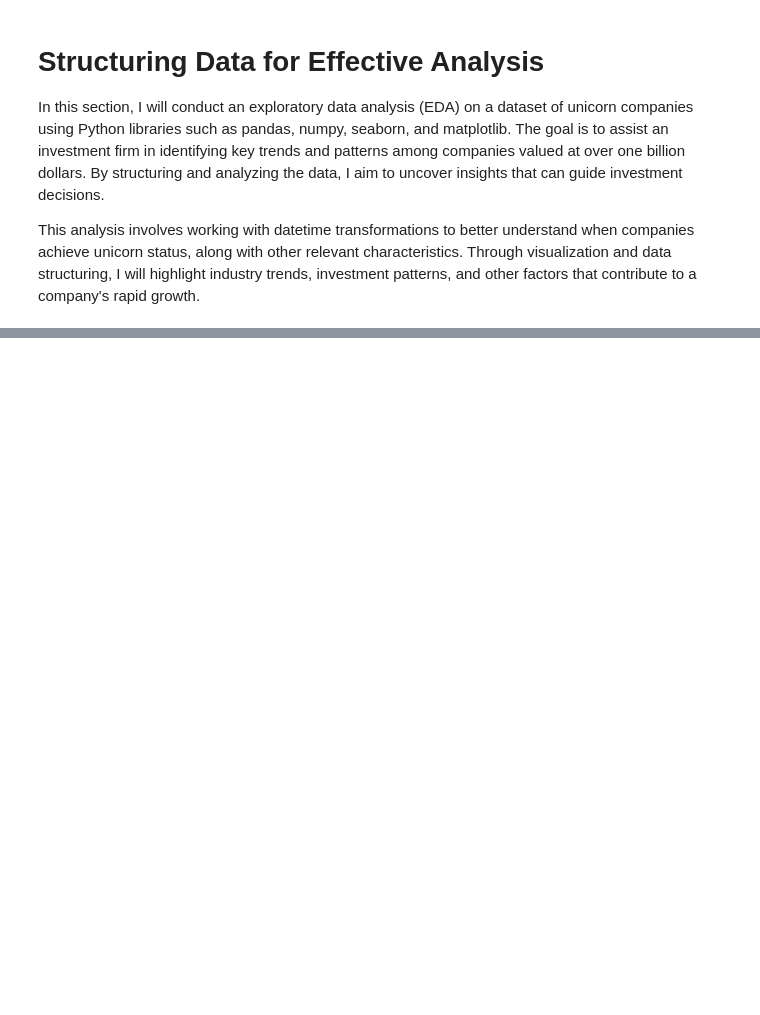
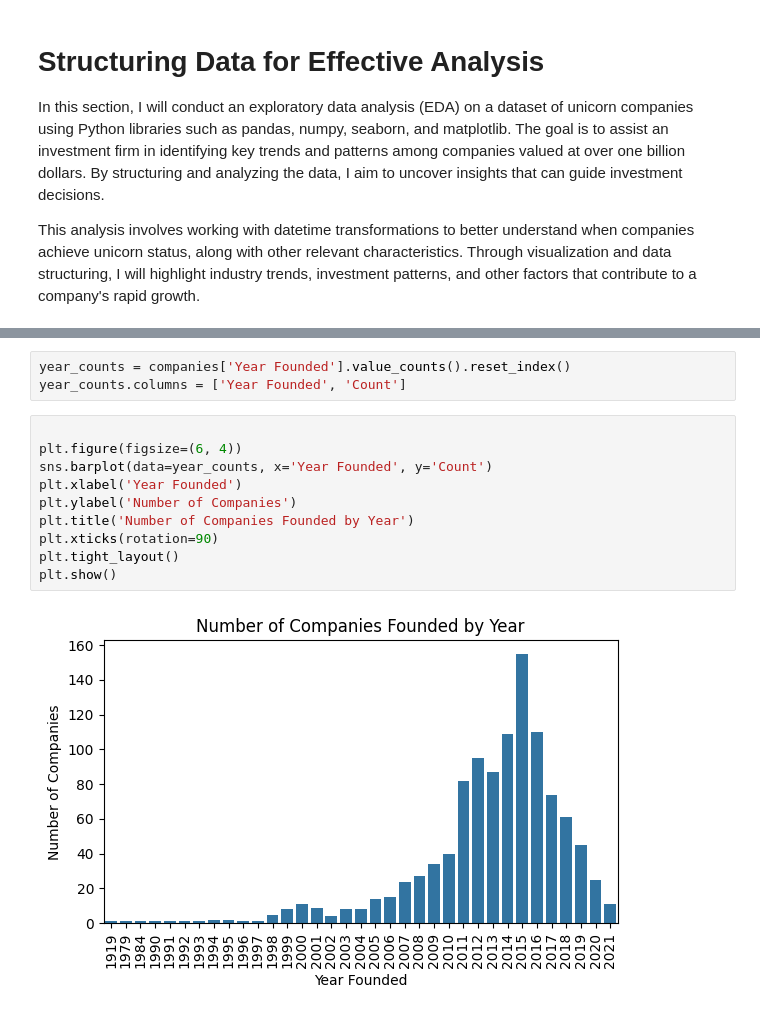
Before and after one commit to Cyberoctane29/Unicorn-Companies-Analysis, a Jupyter notebook: Unicorn_Companies_Analysis.ipynb, the cells around one changed output, grey strips where cells are left out. Saved outputs shown, nothing was run; the diff lists cells and outputs as text; blank space fills up the shorter version.

```diff
--- a/Unicorn_Companies_Analysis.ipynb
+++ b/Unicorn_Companies_Analysis.ipynb
@@ -310,0 +411,15 @@ This analysis involves working with datetime transformations to better understan
+# %%
+year_counts = companies['Year Founded'].value_counts().reset_index()
+year_counts.columns = ['Year Founded', 'Count']
+# %%
+
+plt.figure(figsize=(6, 4))
+sns.barplot(data=year_counts, x='Year Founded', y='Count')
+plt.xlabel('Year Founded')
+plt.ylabel('Number of Companies')
+plt.title('Number of Companies Founded by Year')
+plt.xticks(rotation=90)
+plt.tight_layout()
+plt.show()
+# %% [output]
+[figure, added]
```
Also changed, not shown: parts of 57 cells of this notebook.
